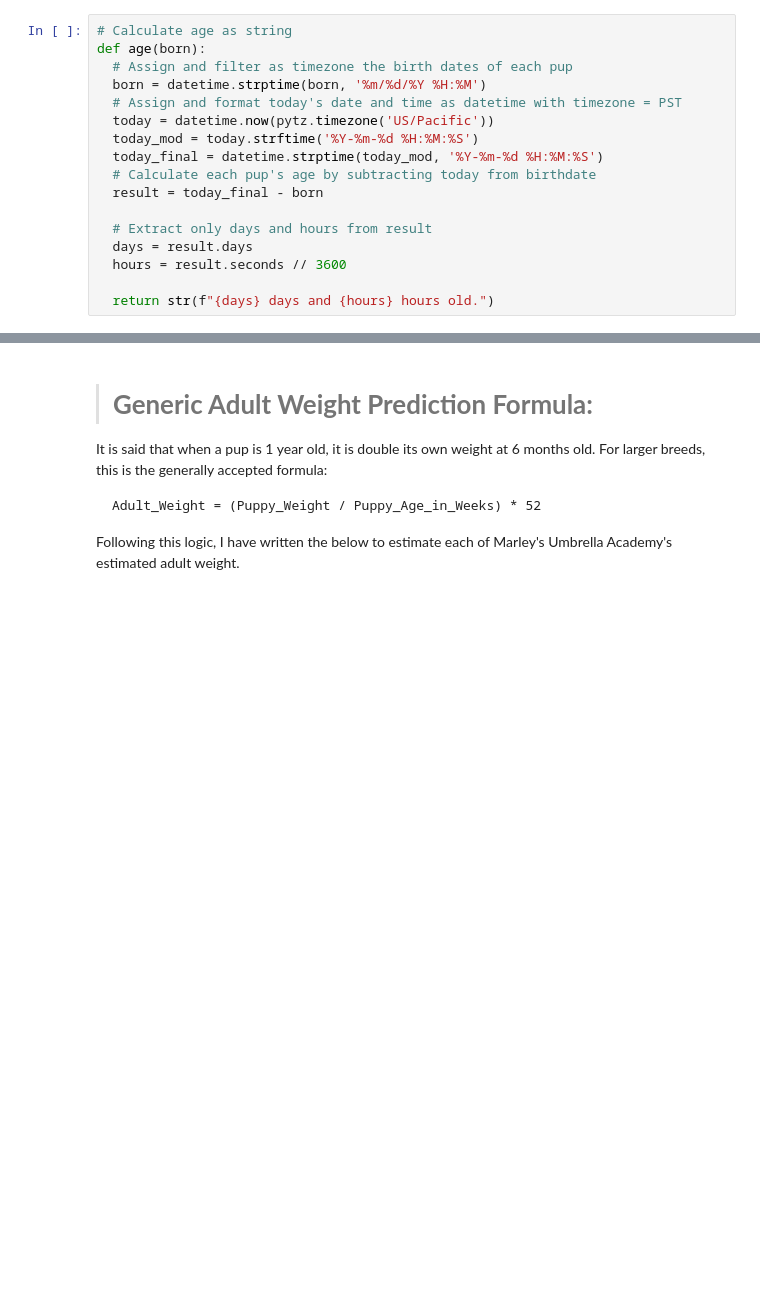
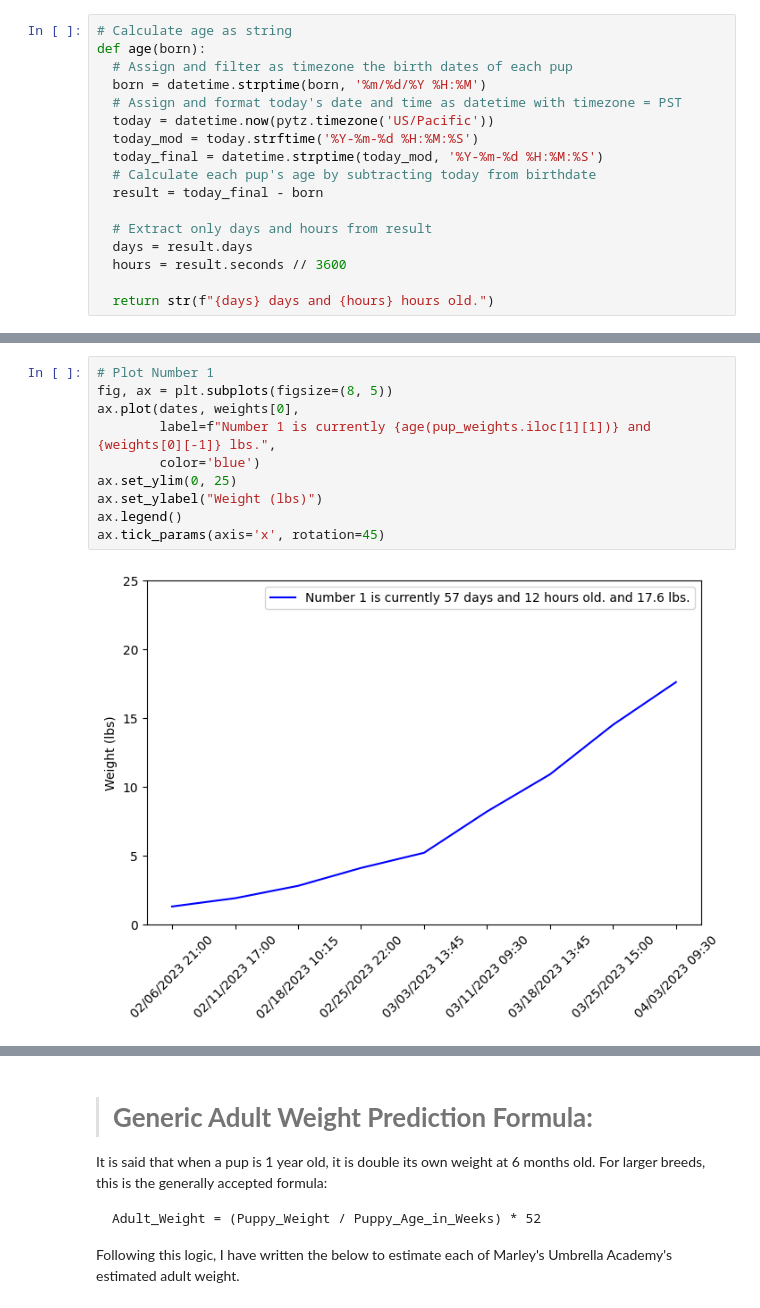
Before and after one commit to Rabidgeek/mua, a Jupyter notebook: MarleysUmbrellaAcademy.ipynb, the cells around one changed output, grey strips where cells are left out. Cells and saved outputs as stored; diff of their text form; blank space fills up the shorter version.

```diff
--- a/MarleysUmbrellaAcademy.ipynb
+++ b/MarleysUmbrellaAcademy.ipynb
@@ -107,0 +111,12 @@ plt.show()
+# %%
+# Plot Number 1
+fig, ax = plt.subplots(figsize=(8, 5))
+ax.plot(dates, weights[0],
+        label=f"Number 1 is currently {age(pup_weights.iloc[1][1])} and {weights[0][-1]} lbs.",
+        color='blue')
+ax.set_ylim(0, 25)
+ax.set_ylabel("Weight (lbs)")
+ax.legend()
+ax.tick_params(axis='x', rotation=45)
+# %% [output]
+[figure, added]
```
Also changed, not shown: parts of 9 cells of this notebook.
